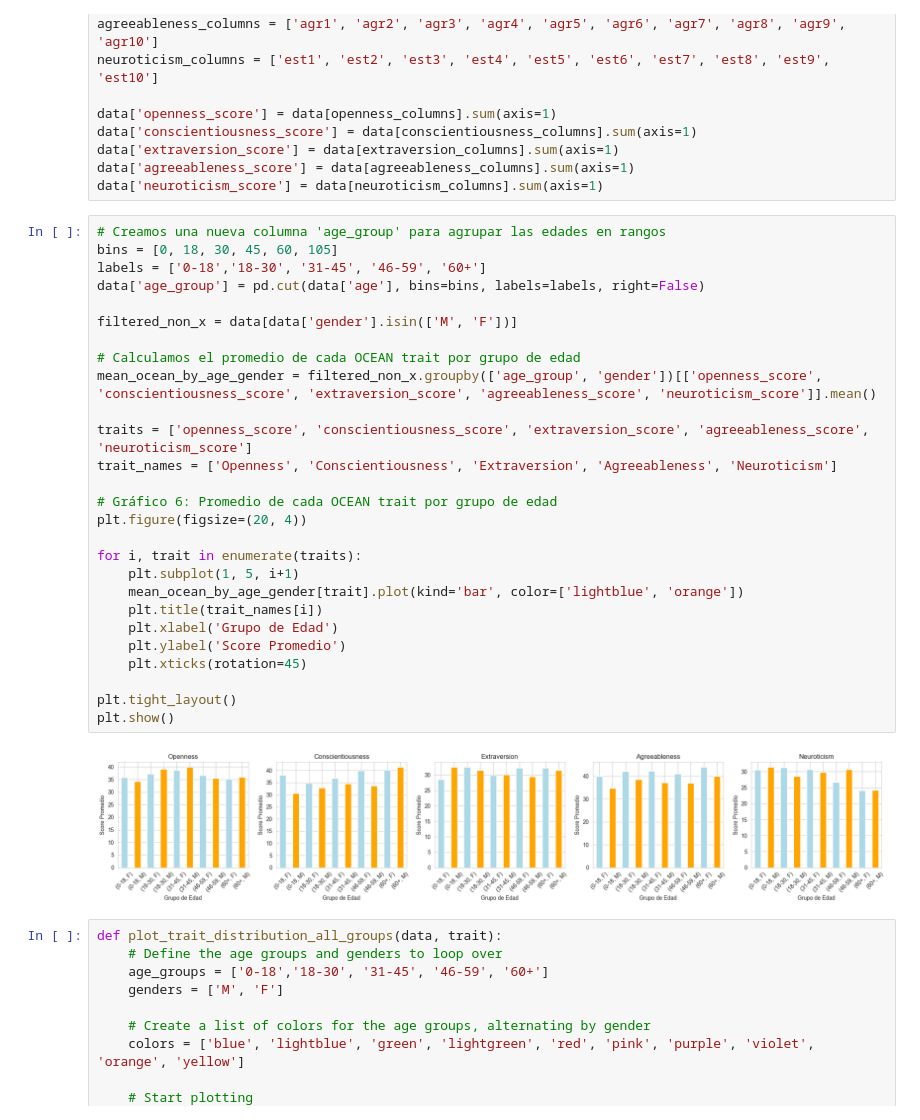
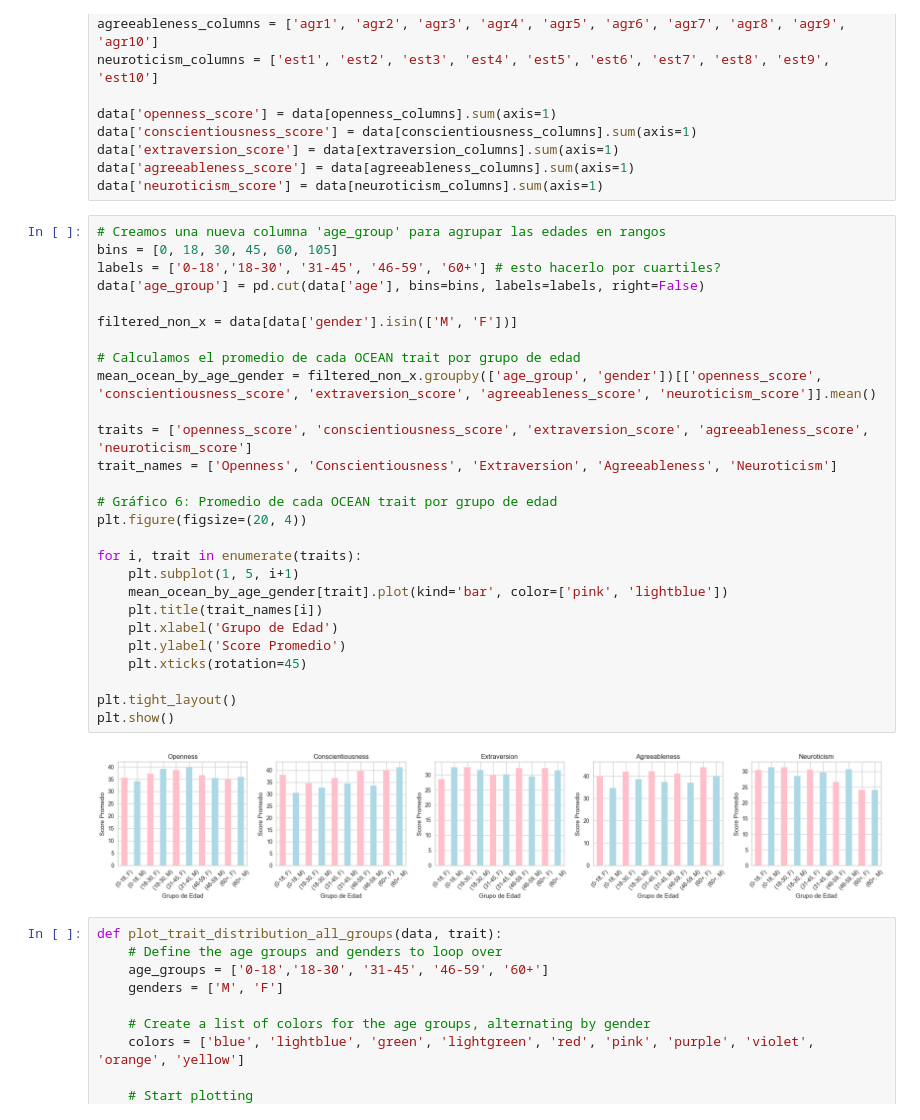
Before and after one commit to ferkrodriguez98/tesis-analisis-datos, a Jupyter notebook: notebook_final_analisis.ipynb, the cells around one changed output. Cells and saved outputs as stored; diff of their text form.

```diff
--- a/notebook_final_analisis.ipynb
+++ b/notebook_final_analisis.ipynb
@@ -149,32 +149,32 @@ data['neuroticism_score'] = data[neuroticism_columns].sum(axis=1)
 # %%
 # Creamos una nueva columna 'age_group' para agrupar las edades en rangos
 bins = [0, 18, 30, 45, 60, 105]
-labels = ['0-18','18-30', '31-45', '46-59', '60+']
+labels = ['0-18','18-30', '31-45', '46-59', '60+'] # esto hacerlo por cuartiles?
 data['age_group'] = pd.cut(data['age'], bins=bins, labels=labels, right=False)
 
 filtered_non_x = data[data['gender'].isin(['M', 'F'])]
 
 # Calculamos el promedio de cada OCEAN trait por grupo de edad
 mean_ocean_by_age_gender = filtered_non_x.groupby(['age_group', 'gender'])[['openness_score', 'conscientiousness_score', 'extraversion_score', 'agreeableness_score', 'neuroticism_score']].mean()
 
 traits = ['openness_score', 'conscientiousness_score', 'extraversion_score', 'agreeableness_score', 'neuroticism_score']
 trait_names = ['Openness', 'Conscientiousness', 'Extraversion', 'Agreeableness', 'Neuroticism']
 
 # Gráfico 6: Promedio de cada OCEAN trait por grupo de edad
 plt.figure(figsize=(20, 4))
 
 for i, trait in enumerate(traits):
     plt.subplot(1, 5, i+1)
-    mean_ocean_by_age_gender[trait].plot(kind='bar', color=['lightblue', 'orange'])
+    mean_ocean_by_age_gender[trait].plot(kind='bar', color=['pink', 'lightblue'])
     plt.title(trait_names[i])
     plt.xlabel('Grupo de Edad')
     plt.ylabel('Score Promedio')
     plt.xticks(rotation=45)
 
 plt.tight_layout()
 plt.show()
 # %% [output]
-[figure, old version]
+[figure, new version]
 # %%
 def plot_trait_distribution_all_groups(data, trait):
     # Define the age groups and genders to loop over
```
Also changed, not shown: parts of 24 cells of this notebook, 1 other file.
